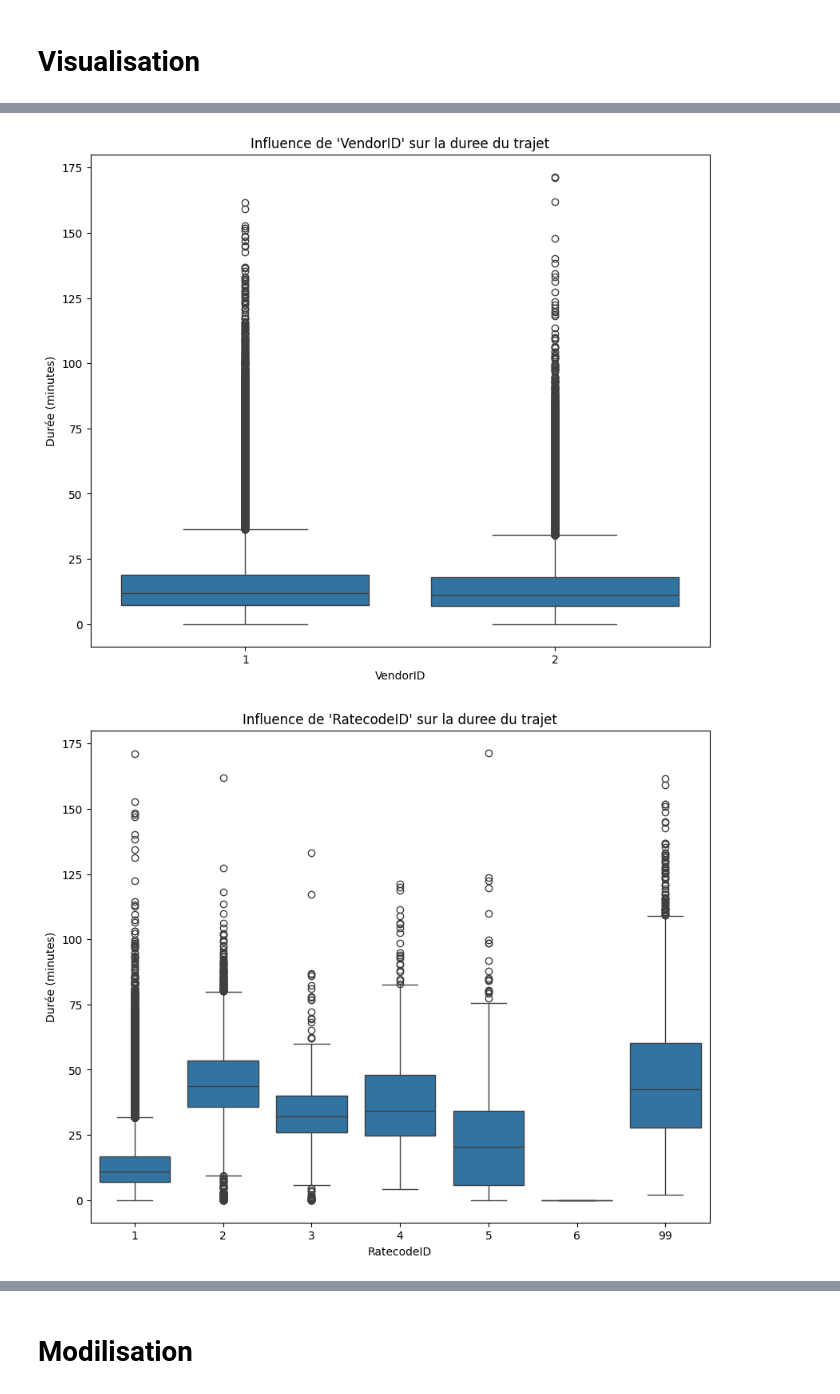
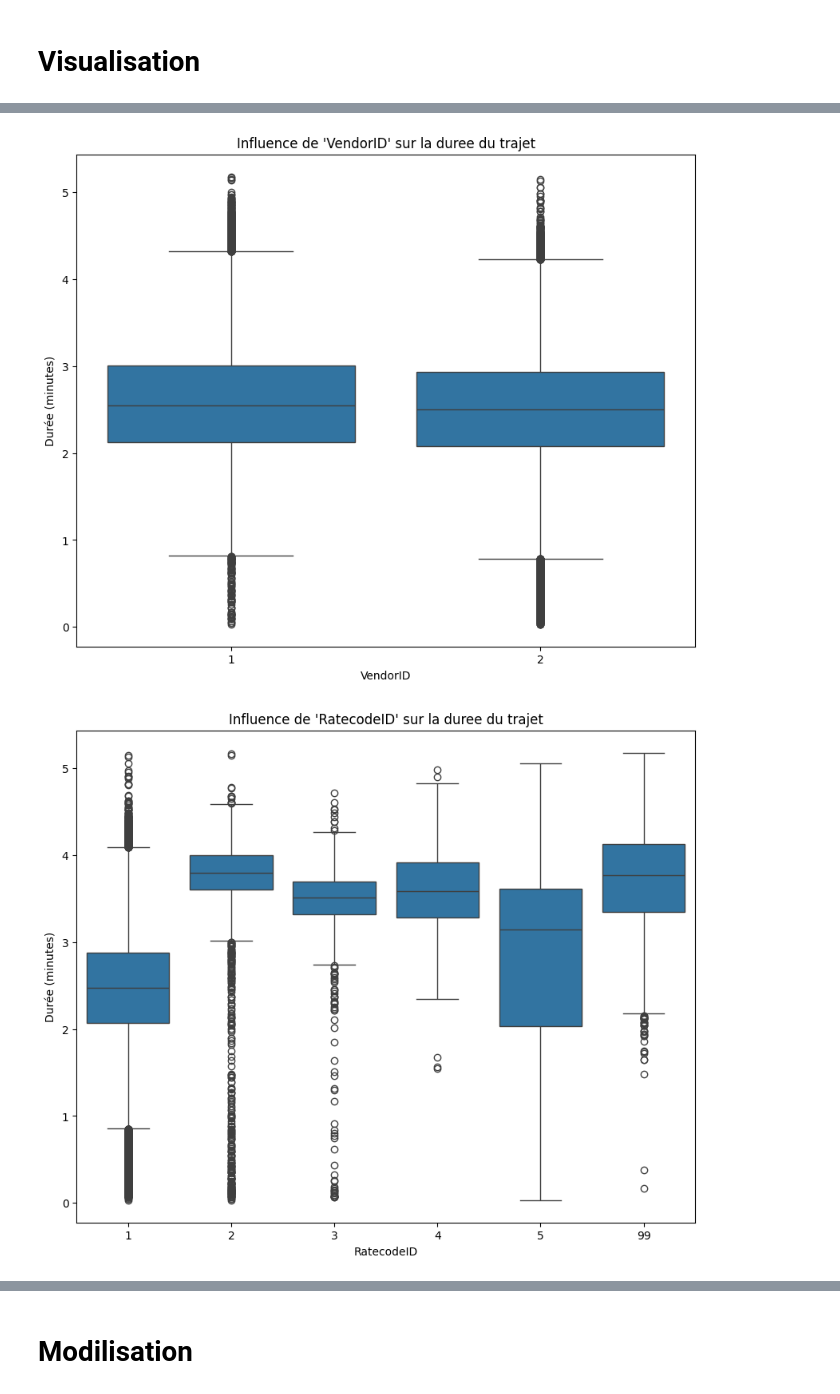
Before and after one commit to elhidarinouhayla/Urban-ETA-ML-Platform, a Jupyter notebook: ML/EDA.ipynb, the cells around one changed output, grey strips where cells are left out. Cells and saved outputs as stored; diff of their text form; code cells hidden in the pictures.

```diff
--- a/ML/EDA.ipynb
+++ b/ML/EDA.ipynb
@@ -155,10 +155,10 @@ Nombre de lignes uniques :3475226
 #  Calcul de la Cible
 from pyspark.sql import functions as f
 
-df = df.withColumn("duration_minutes",
+df_silver = df_silver.withColumn("duration_minutes",
     (f.unix_timestamp("tpep_dropoff_datetime") - f.unix_timestamp("tpep_pickup_datetime")) / 60
 )
-df.show()
+df_silver.show()
 # %% [output]
 +--------+--------------------+---------------------+---------------+-------------+----------+------------------+------------+------------+------------+-----------+-----+-------+----------+----------- ...
 |VendorID|tpep_pickup_datetime|tpep_dropoff_datetime|passenger_count|trip_distance|RatecodeID|store_and_fwd_flag|PULocationID|DOLocationID|payment_type|fare_amount|extra|mta_tax|tip_amount|tolls_amoun ...
@@ -179,38 +179,38 @@ df.show()
 only showing top 20 rows
 # %%
 # Filtrer les durees aberrantes
-df = df.filter(f.col("duration_minutes") > 0)
-df = df.filter(f.col("duration_minutes") < 180)
+df_silver = df_silver.filter(f.col("duration_minutes") > 0)
+df_silver = df_silver.filter(f.col("duration_minutes") < 180)
 
 # Filtrer les distances aberrantes
-df = df.filter(f.col("trip_distance") > 0)
-df = df.filter(f.col("trip_distance") < 200)
+df_silver = df_silver.filter(f.col("trip_distance") > 0)
+df_silver = df_silver.filter(f.col("trip_distance") < 200)
 
 # Filtrer le nombre de passagers
-df = df.filter(f.col("passenger_count") > 0)
+df_silver = df_silver.filter(f.col("passenger_count") > 0)
 
 # Filtrer les valeurs negatifs
-df = df.filter(f.col("fare_amount") >= 0)
-df = df.filter(f.col("total_amount") >= 0)
+df_silver = df_silver.filter(f.col("fare_amount") >= 0)
+df_silver = df_silver.filter(f.col("total_amount") >= 0)
 # %%
 # gestion des outliers de la cible par log1p
-df = df.withColumn(
-    "duration_log",
+df_silver = df_silver.withColumn(
+    "trip_duration",
     f.log1p(f.col("duration_minutes"))
 )
 # %%
 # Extraire l'heure
-df = df.withColumn("pickup_hour", f.hour("tpep_pickup_datetime"))
+df_silver = df_silver.withColumn("pickup_hour", f.hour("tpep_pickup_datetime"))
 
 # Extraire le jour de la semaine
-df = df.withColumn("day_of_week", f.dayofweek("tpep_pickup_datetime"))
+df_silver = df_silver.withColumn("day_of_week", f.dayofweek("tpep_pickup_datetime"))
 
 # Extraire le mois
-df = df.withColumn("month", f.month("tpep_pickup_datetime"))
+df_silver = df_silver.withColumn("month", f.month("tpep_pickup_datetime"))
 
 
 
-df.select("pickup_hour", "day_of_week", "month").show(10)
+df_silver.select("pickup_hour", "day_of_week", "month").show(10)
 # %% [output]
 +-----------+-----------+-----+
 |pickup_hour|day_of_week|month|
@@ -267,25 +267,25 @@ plt.show()
 # %%
 import seaborn as sns
 import matplotlib.pyplot as plt
 
 cat_cols = [
     "VendorID",
     "RatecodeID",
     "store_and_fwd_flag",
     "payment_type",
     "day_of_week",
     "month"
 ]
 
-sampled_df = df.select(cat_cols + ["duration_minutes"]).sample(False, 0.1) .toPandas()
+sampled_df = df_silver.select(cat_cols + ["trip_duration"]).sample(False, 0.1) .toPandas()
 
 for var in cat_cols:
     plt.figure(figsize=(10, 8))
-    sns.boxplot(data=sampled_df, x=var, y="duration_minutes")
+    sns.boxplot(data=sampled_df, x=var, y="trip_duration")
     plt.title(f"Influence de '{var}' sur la duree du trajet")
     plt.xlabel(var)
     plt.ylabel("Durée (minutes)")
     plt.show()
 # %% [output]
-[figure, old version]
+[figure, new version]
-[figure, old version]
+[figure, new version]
```
Also changed, not shown: parts of 21 cells of this notebook.
